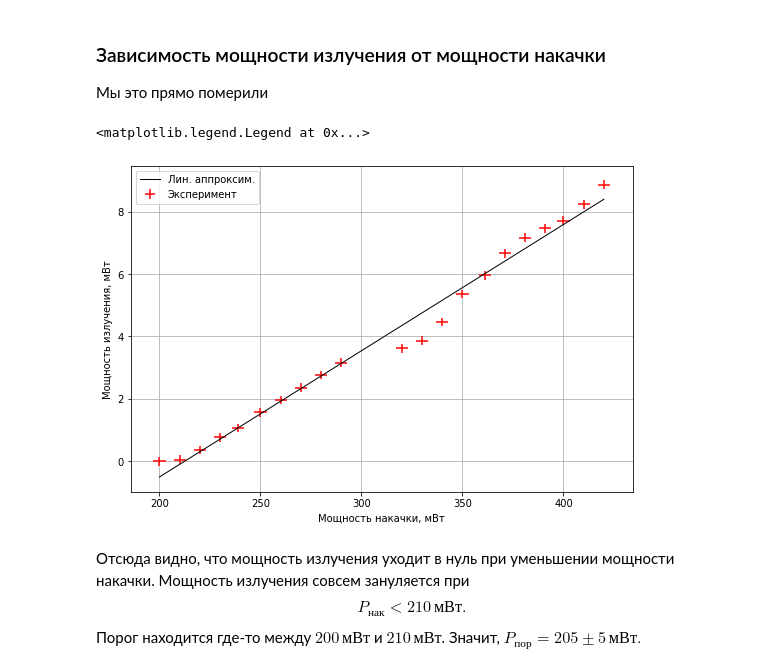
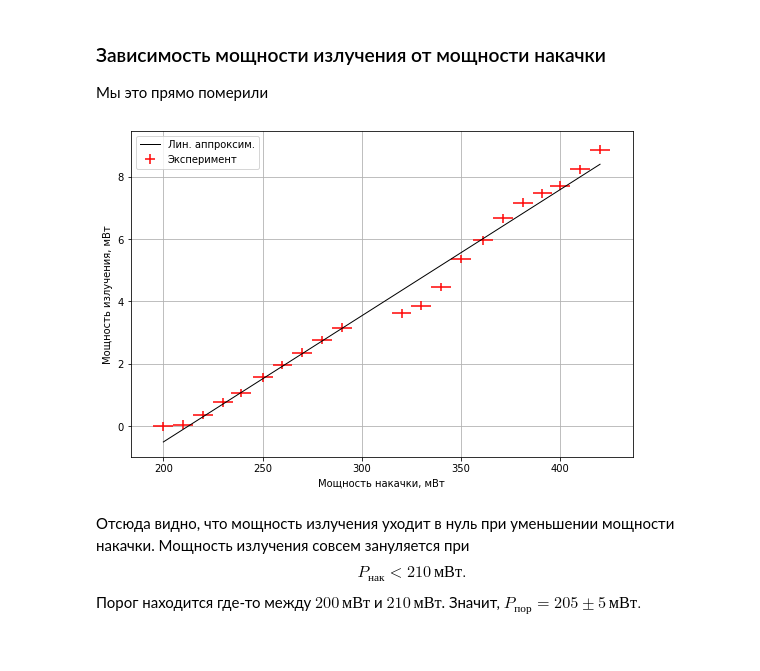
Before and after one commit to MrKozelberg/low_freq, a Jupyter notebook: scripts/script.ipynb, the cells around one changed output. Drawn from its saved outputs; the diff is of its cells as text; code cells hidden in the pictures.

```diff
--- a/scripts/script.ipynb
+++ b/scripts/script.ipynb
@@ -11,33 +11,34 @@ path = '../data/'
 # %%
 # считывание данных
 data1 = np.genfromtxt('%sdata1.txt'%path)
 
 p_n = data1[:, 0]  # накачка
 p_iz = data1[:, 1]  # излучение
 
 p_iz -= p_iz[-1]  # учёт фоновой засветки
 
 # погрешности, выбраны из соображения, что там всё "дышало"
-p_n_err = np.ones(len(p_iz)) * 3  # мВт
+p_n_err = np.ones(len(p_iz)) * 5  # мВт
 p_iz_err = np.ones(len(p_iz)) * 14e-2  # мВт, взял за погрешность величину фоновой засветки
 
 fig = plt.figure(figsize=(9, 6))
 ax = fig.add_subplot(1, 1, 1)
 
 ax.errorbar(p_n, p_iz, xerr=p_n_err, yerr=p_iz_err, label='Эксперимент', ls='', color='red', ms=4)
 
 p1 = np.poly1d(np.polyfit(p_n, p_iz, 1))
 ax.plot(p_n, p1(p_n), color='black',
         linestyle='-', label='Лин. аппроксим.', lw=1)
 
 ax.set_ylabel('Мощность излучения, мВт')
 ax.set_xlabel('Мощность накачки, мВт')
 
 ax.grid()
 ax.legend()
+
+fig.savefig('../figures/p_iz_vs_p_nak.png', dpi=300, bbox_inches='tight')
 # %% [output]
-<matplotlib.legend.Legend at 0x...>
-[figure, old version]
+[figure, new version]
 # %% [markdown]
 Отсюда видно, что мощность излучения уходит в нуль при уменьшении мощности накачки. Мощность излучения совсем зануляется при $$P_{нак}<210\,\text{мВт}.$$ Порог находится где-то между $200\,\text{мВт}$ и $210\,\text{мВт}$. Значит, $P_{пор} = 205\pm5\,\text{мВт}.$
 # %% [markdown]
```
Also changed, not shown: parts of 10 cells of this notebook, 6 other files.
